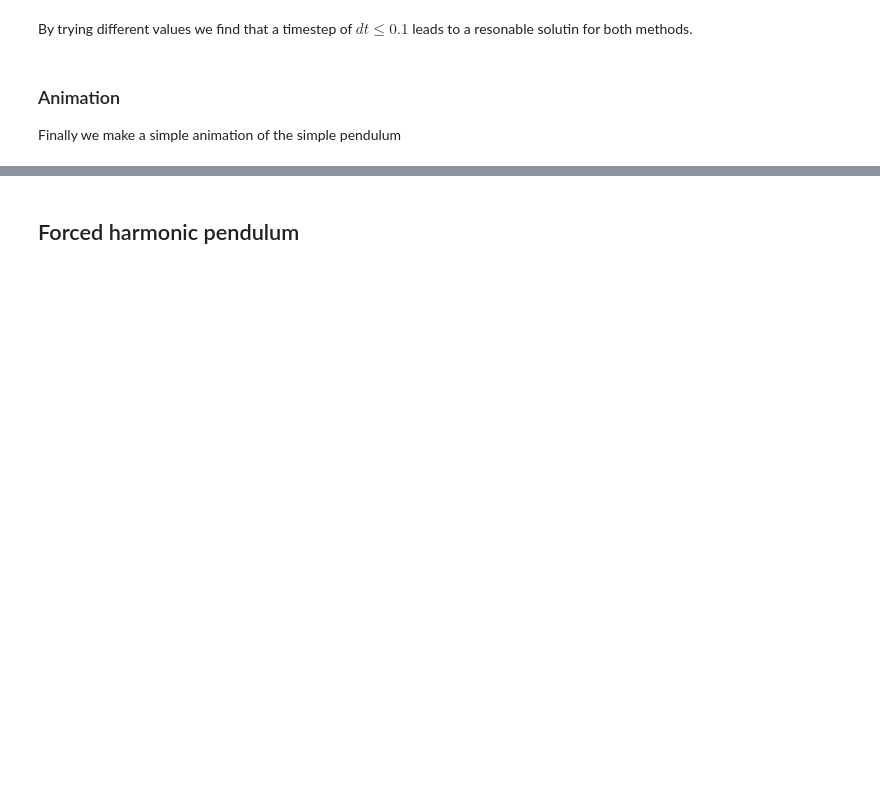
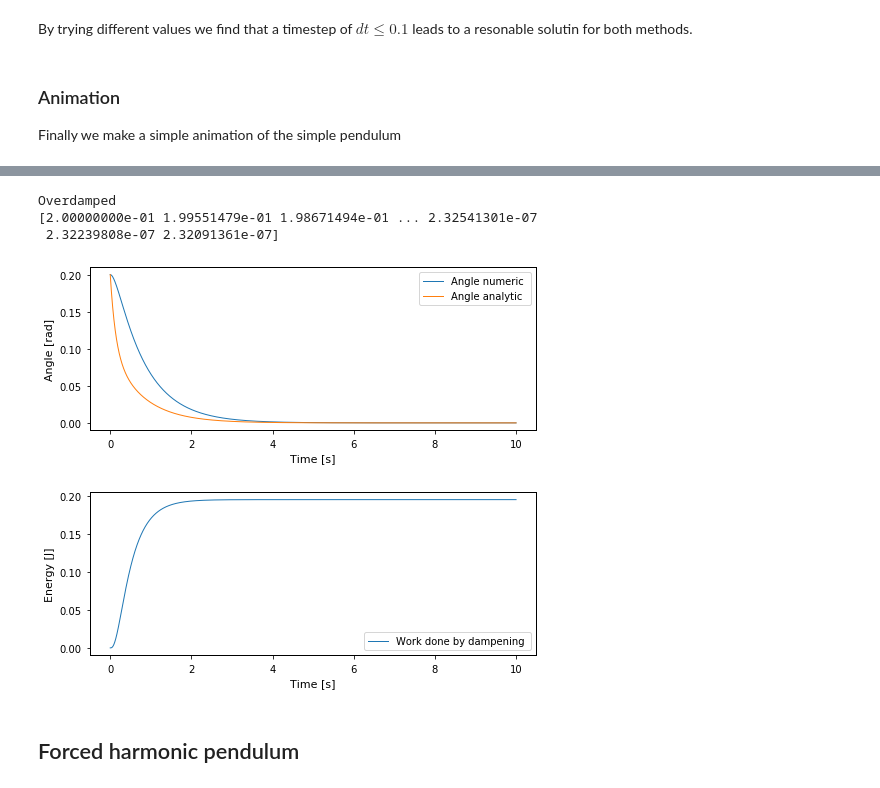
Before and after one commit to kaprests/Pendulum, a Jupyter notebook: pendulum2.ipynb, the cells around one changed output, grey strips where cells are left out. Cells and saved outputs as stored; diff of their text form; code cells hidden in the pictures; blank space fills up the shorter version.

```diff
--- a/pendulum2.ipynb
+++ b/pendulum2.ipynb
@@ -417,3 +533,35 @@ HTML(anim.to_html5_video())
+# %%
+
+
+#Overdamped
+q_over = np.sqrt(8*g/l)
+sol_over = solve_ivp(lambda t, y: Df(t,y,q_over), t_span=[0, sim_time], y0=[theta_0, omega_0], max_step = dt )
+theta_vec_over, omg_vec_over = sol_over.y[0], sol_over.y[1]
+kin_energy_over, pot_energy_over, total_energy_over = energies(sol_over.y[0], sol_over.y[1])
+
+"""plot results"""
+print("Overdamped")
+plt.plot(sol_over.t, theta_vec_over, label = "Angle numeric ")
+print(theta_analytic(sol_over.t, q = q_over ))
+
+plt.plot(sol_over.t, theta_analytic(sol_over.t, q = q_over ), label = "Angle analytic")
+plt.xlabel("Time [s]")
+plt.ylabel("Angle [rad]")
+plt.legend()
+plt.show()
+plt.plot(sol_over.t, total_energy_over[0] - total_energy_over , label = "Work done by dampening ")
+#plt.plot(sol.t, total_energy_RK45, label = "Work done by dampening analytical")
+
+plt.xlabel("Time [s]")
+plt.ylabel("Energy [J]")
+plt.legend()
+plt.show()
+# %% [output]
+Overdamped
+[2.00000000e-01 1.99551479e-01 1.98671494e-01 ... 2.32541301e-07
+ 2.32239808e-07 2.32091361e-07]
+[figure, added]
+[figure, added]
 # %% [markdown]
 ## Forced harmonic pendulum
 # %%
```
Also changed, not shown: parts of 15 cells of this notebook.
